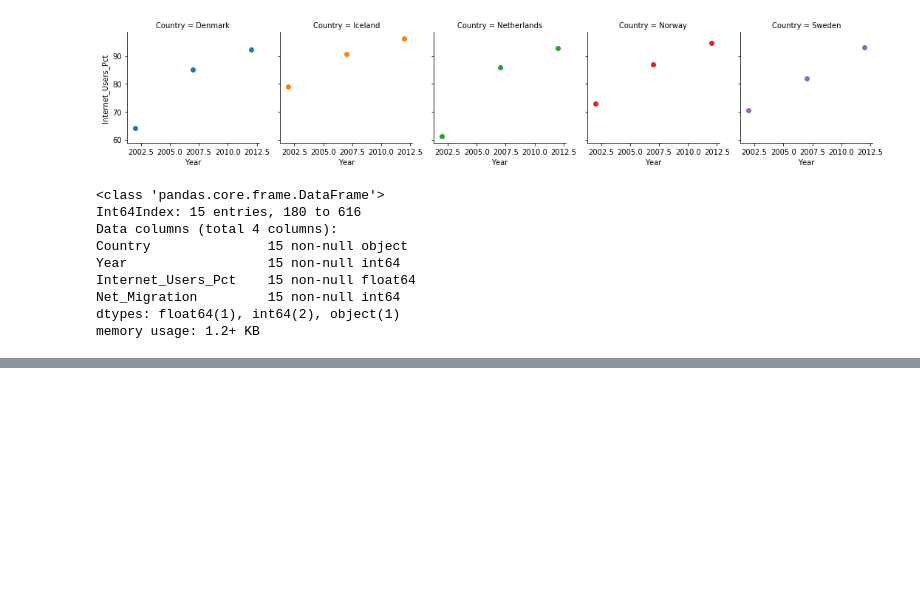
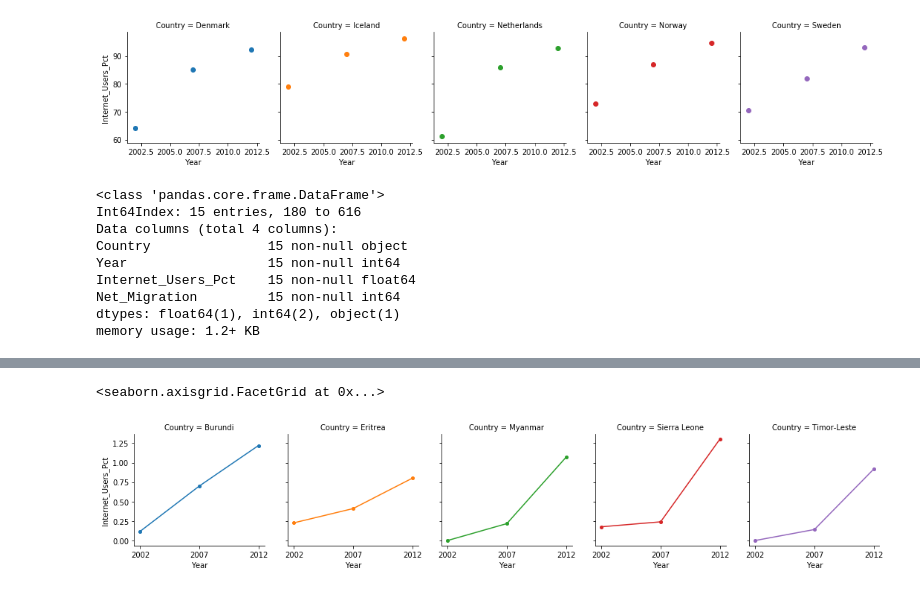
Before and after one commit to smitamisra/DataQ1, a Jupyter notebook: dataquestion1.ipynb, the cells around one changed output, grey strips where cells are left out. Drawn from its saved outputs; the diff is of its cells as text; code cells hidden in the pictures; blank space fills up the shorter version.

Commit message:
Upto step 30

```diff
--- a/dataquestion1.ipynb
+++ b/dataquestion1.ipynb
@@ -420,0 +453,2 @@ memory usage: 1.2+ KB
+# %%
+bottom_5_internet=mergeddata_step13.loc[mergeddata_step13['Country'].isin(['Eritrea', 'Timor-Leste', 'Myanmar', 'Burundi', 'Sierra Leone'])]
@@ -420,0 +476,7 @@ memory usage: 1.2+ KB
+# %%
+g = sns.FacetGrid(bottom_5_internet, col='Country', hue='Country')
+g.map(plt.plot, 'Year', 'Internet_Users_Pct', marker="o", ms=4)
+g.set(xticks=[2002, 2007, 2012])
+# %% [output]
+<seaborn.axisgrid.FacetGrid at 0x...>
+[figure, added]
```
Also changed, not shown: parts of 16 cells of this notebook.
